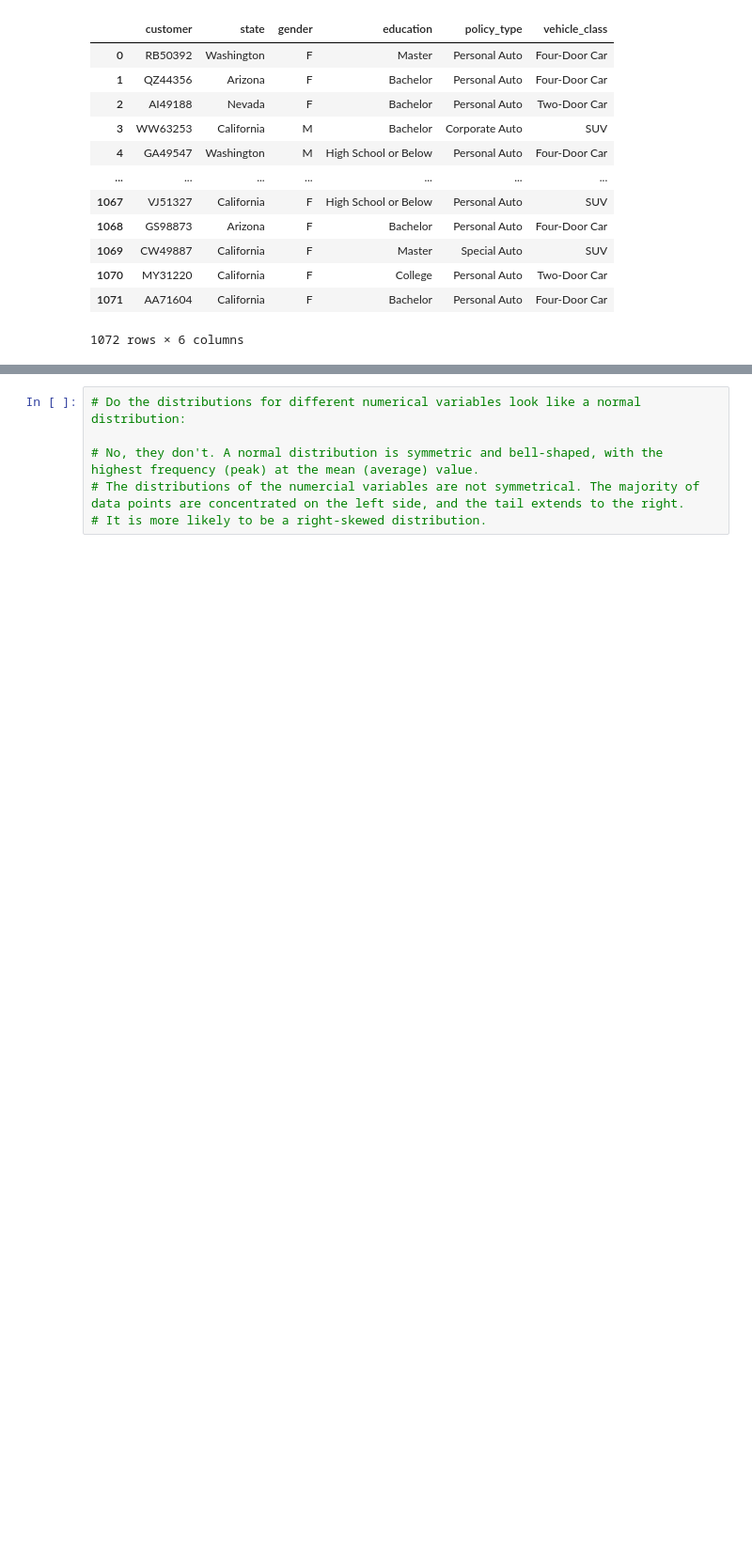
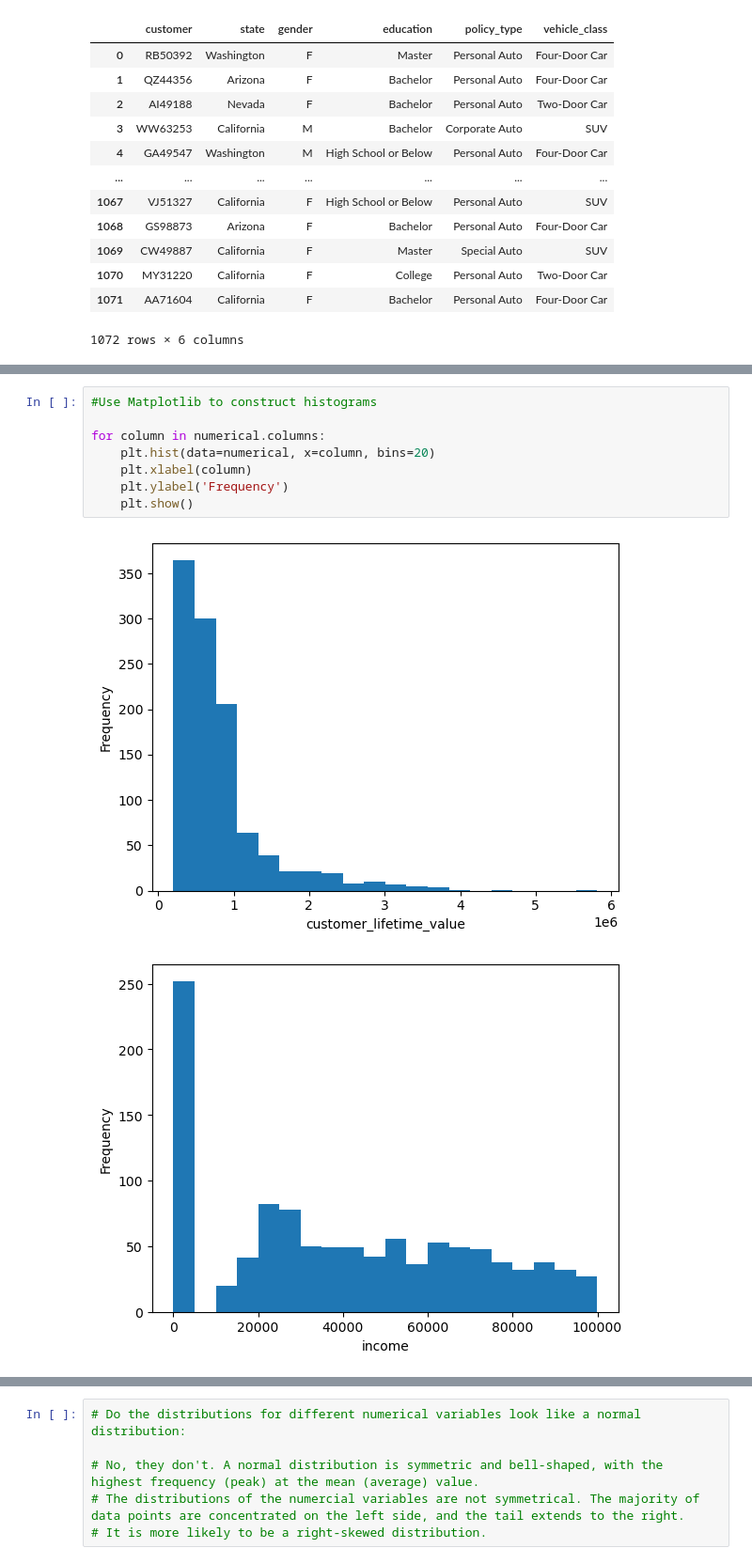
Before and after one commit to JM-IH-DA/lab-dw-data-cleaning-and-formatting, a Jupyter notebook: lab-dw-data-cleaning-and-formatting.ipynb, the cells around one changed output, grey strips where cells are left out. Shown at 94% size. Cells and saved outputs as stored; diff of their text form; blank space fills up the shorter version.

```diff
--- a/lab-dw-data-cleaning-and-formatting.ipynb
+++ b/lab-dw-data-cleaning-and-formatting.ipynb
@@ -754,3 +746,14 @@ for column in numerical.columns:
 [figure]
 [figure]
 [figure]
+# %%
+#Use Matplotlib to construct histograms
+
+for column in numerical.columns:
+    plt.hist(data=numerical, x=column, bins=20)
+    plt.xlabel(column)
+    plt.ylabel('Frequency')
+    plt.show()
+# %% [output]
+[figure, added]
+[figure, added]
```
Also changed, not shown: parts of 36 cells of this notebook.
